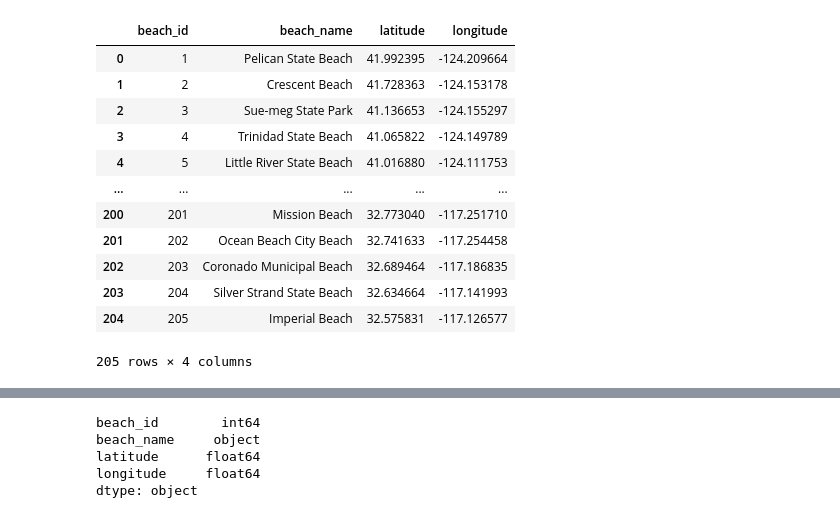
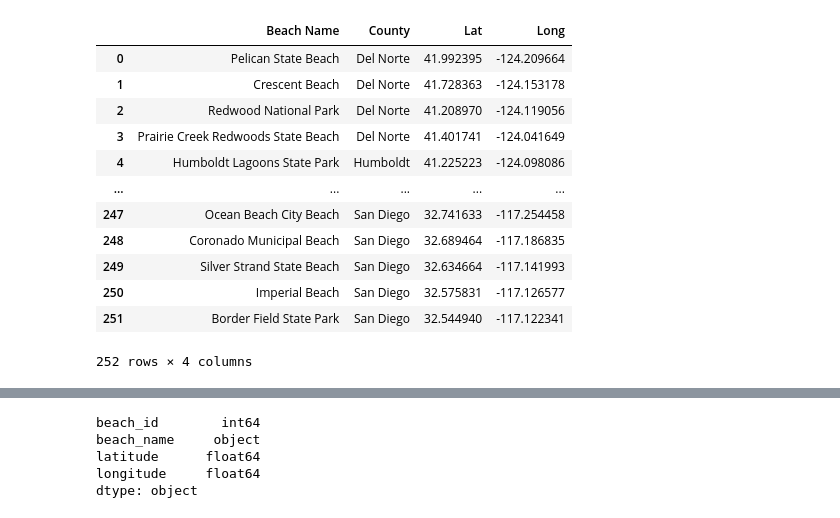
Before and after one commit to ckanchanda/Surf_Check, a Jupyter notebook: jupyter/Beaches_database.ipynb, the cells around one changed output, grey strips where cells are left out. Drawn from its saved outputs; the diff is of its cells as text; code cells hidden in the pictures.

```diff
--- a/jupyter/Beaches_database.ipynb
+++ b/jupyter/Beaches_database.ipynb
@@ -11,19 +11,19 @@ import json as js
 # Import the API key.
 from config import api_key
 # %%
-beaches_df = pd.read_csv("../ca_beaches.csv")
+beaches_df = pd.read_csv("../Resources/CA_beaches.csv")
 beaches_df
 # %% [output]
-|  | beach_id | beach_name | latitude | longitude |
-| 0 | 1 | Pelican State Beach | 41.992395 | -124.209664 |
-| 1 | 2 | Crescent Beach | 41.728363 | -124.153178 |
-| 2 | 3 | Sue-meg State Park | 41.136653 | -124.155297 |
-| 3 | 4 | Trinidad State Beach | 41.065822 | -124.149789 |
-| 4 | 5 | Little River State Beach | 41.016880 | -124.111753 |
+|  | Beach Name | County | Lat | Long |
+| 0 | Pelican State Beach | Del Norte | 41.992395 | -124.209664 |
+| 1 | Crescent Beach | Del Norte | 41.728363 | -124.153178 |
+| 2 | Redwood National Park | Del Norte | 41.208970 | -124.119056 |
+| 3 | Prairie Creek Redwoods State Beach | Del Norte | 41.401741 | -124.041649 |
+| 4 | Humboldt Lagoons State Park | Humboldt | 41.225223 | -124.098086 |
 | ... | ... | ... | ... | ... |
-| 200 | 201 | Mission Beach | 32.773040 | -117.251710 |
-| 201 | 202 | Ocean Beach City Beach | 32.741633 | -117.254458 |
-| 202 | 203 | Coronado Municipal Beach | 32.689464 | -117.186835 |
-| 203 | 204 | Silver Strand State Beach | 32.634664 | -117.141993 |
-| 204 | 205 | Imperial Beach | 32.575831 | -117.126577 |
+| 247 | Ocean Beach City Beach | San Diego | 32.741633 | -117.254458 |
+| 248 | Coronado Municipal Beach | San Diego | 32.689464 | -117.186835 |
+| 249 | Silver Strand State Beach | San Diego | 32.634664 | -117.141993 |
+| 250 | Imperial Beach | San Diego | 32.575831 | -117.126577 |
+| 251 | Border Field State Park | San Diego | 32.544940 | -117.122341 |
-205 rows × 4 columns
+252 rows × 4 columns
```
Also changed, not shown: parts of 2 cells of this notebook.
